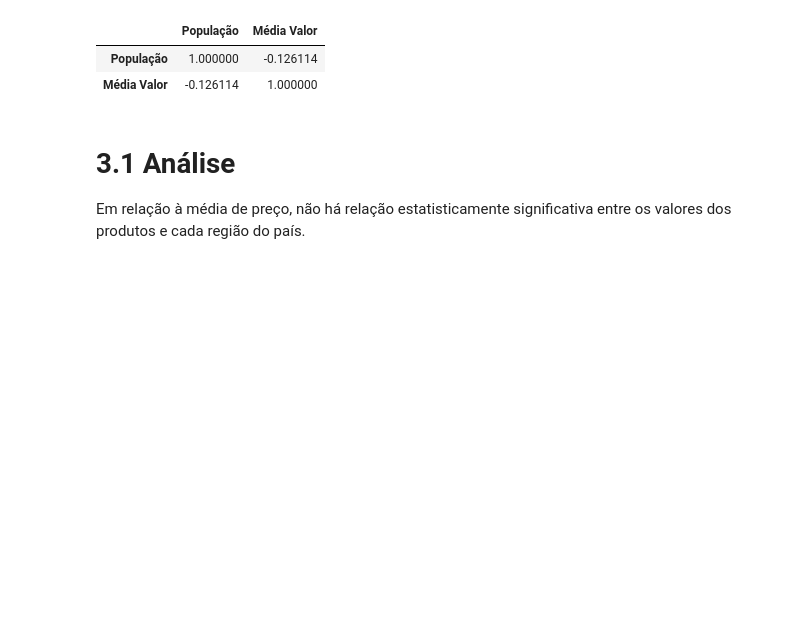
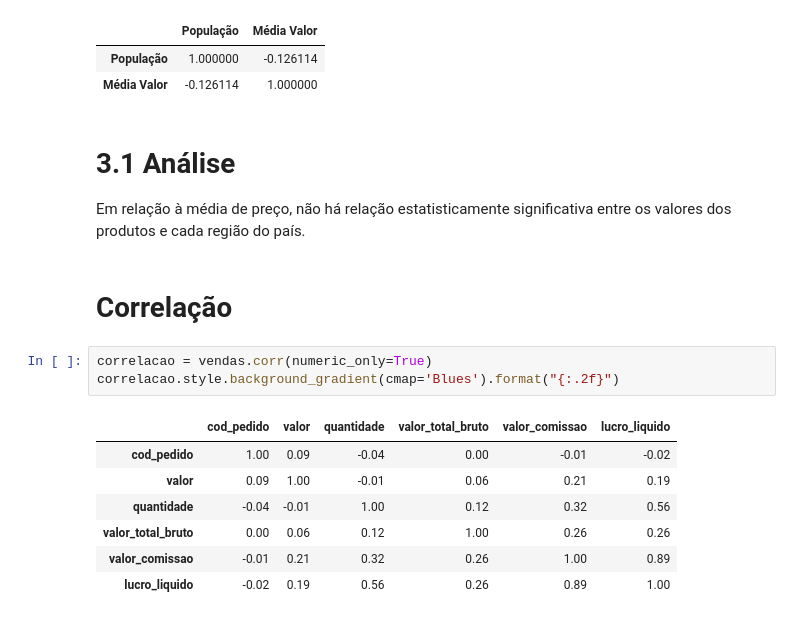
Before and after one commit to patidemitroff/PyPati, a Jupyter notebook: Grupo16_PBL_1TSCOEAD_Fase5_Parte2.ipynb, the cells around one changed output. Drawn from its saved outputs; the diff is of its cells as text; blank space fills up the shorter version.

```diff
--- a/Grupo16_PBL_1TSCOEAD_Fase5_Parte2.ipynb
+++ b/Grupo16_PBL_1TSCOEAD_Fase5_Parte2.ipynb
@@ -237,3 +237,16 @@ correlacao
 # 3.1 Análise
 
 Em relação à média de preço, não há relação estatisticamente significativa entre os valores dos produtos e cada região do país.
+# %% [markdown]
+# Correlação
+# %%
+correlacao = vendas.corr(numeric_only=True)
+correlacao.style.background_gradient(cmap='Blues').format("{:.2f}")
+# %% [output]
+|  | cod_pedido | valor | quantidade | valor_total_bruto | valor_comissao | lucro_liquido |
+| cod_pedido | 1.00 | 0.09 | -0.04 | 0.00 | -0.01 | -0.02 |
+| valor | 0.09 | 1.00 | -0.01 | 0.06 | 0.21 | 0.19 |
+| quantidade | -0.04 | -0.01 | 1.00 | 0.12 | 0.32 | 0.56 |
+| valor_total_bruto | 0.00 | 0.06 | 0.12 | 1.00 | 0.26 | 0.26 |
+| valor_comissao | -0.01 | 0.21 | 0.32 | 0.26 | 1.00 | 0.89 |
+| lucro_liquido | -0.02 | 0.19 | 0.56 | 0.26 | 0.89 | 1.00 |
```
Also changed, not shown: parts of 2 cells of this notebook.
